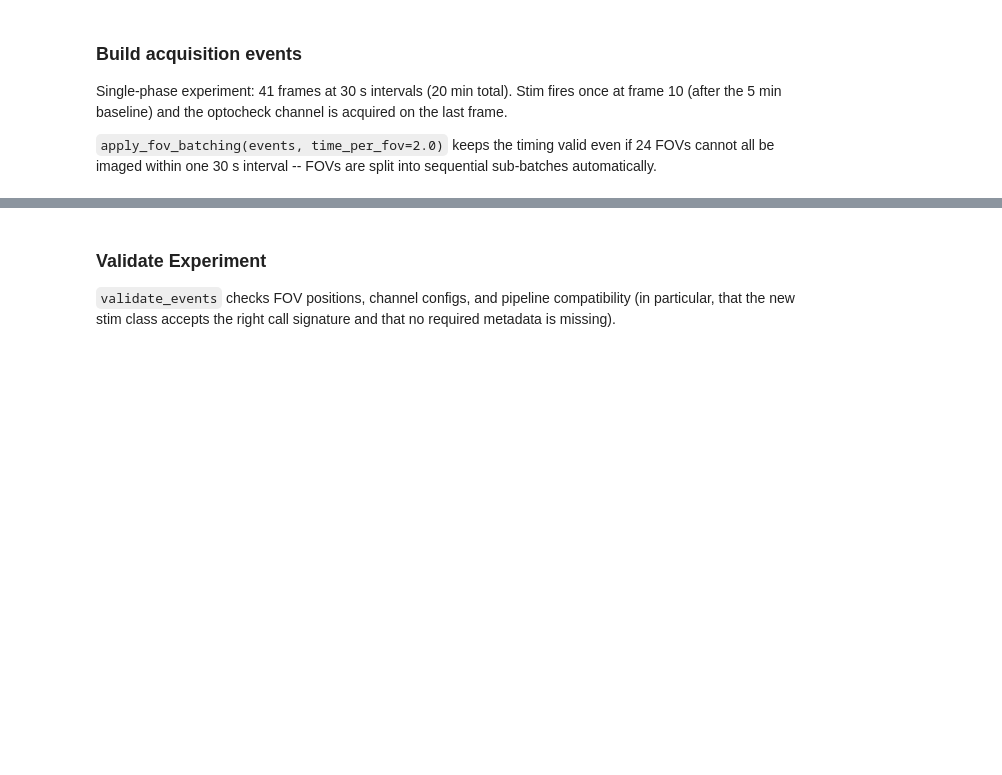
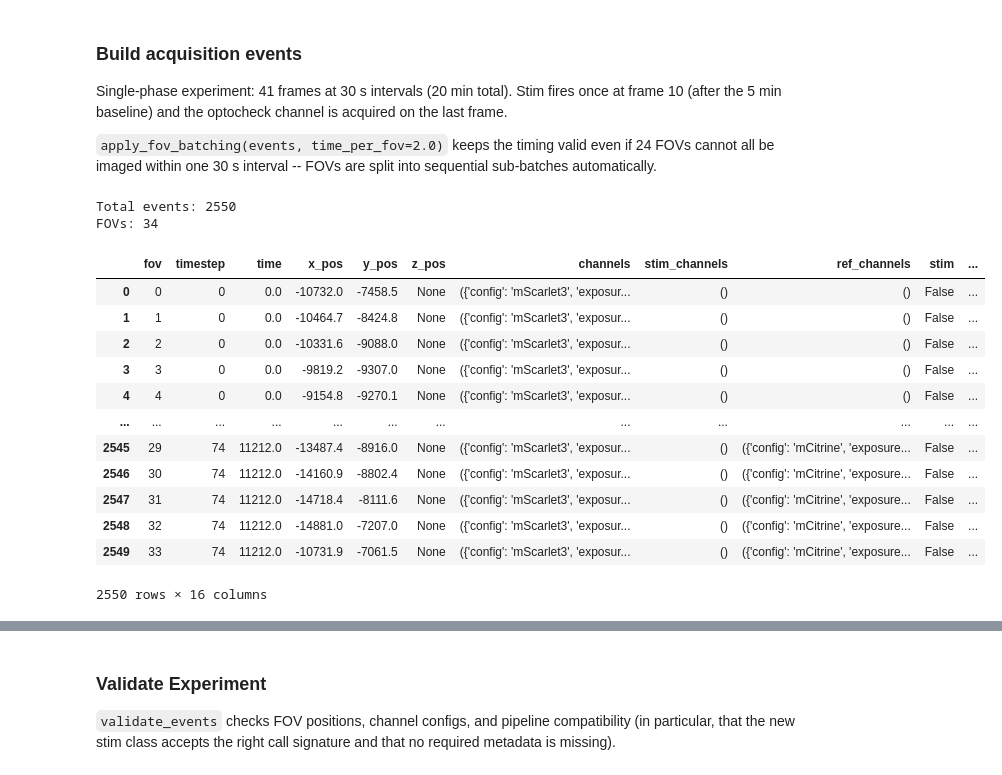
Before and after one commit to pertzlab/faro-experiments, a Jupyter notebook: 23_random_stim_per_cell_14px_patches/random_stim_per_cell_14px_patches.ipynb, the cells around one changed output, grey strips where cells are left out. Cells and saved outputs as stored; diff of their text form; code cells hidden in the pictures; blank space fills up the shorter version.

```diff
--- a/23_random_stim_per_cell_14px_patches/random_stim_per_cell_14px_patches.ipynb
+++ b/23_random_stim_per_cell_14px_patches/random_stim_per_cell_14px_patches.ipynb
@@ -49,31 +49,31 @@ SLEEP_BEFORE_EXPERIMENT_START_in_H = 0  # delay before acquisition (hours); 0 =
 INTERVAL_S = 30          # 30 s between frames
 
 # Frame counts per phase (all 0-indexed inside a single phase)
-N_BASELINE = 20          # imaging frames before the stim block
-N_STIM     = 10          # consecutive stim frames (mask stays fixed across these)
-N_RECOVERY = 60          # imaging frames after the stim block
+N_BASELINE = 15          # imaging frames before the stim block
+N_STIM     = 30          # consecutive stim frames (mask stays fixed across these)
+N_RECOVERY = 30          # imaging frames after the stim block
 N_FRAMES   = N_BASELINE + N_STIM + N_RECOVERY
 
 # Stim frame indices: a contiguous block right after baseline.
 STIM_FRAMES = list(range(N_BASELINE, N_BASELINE + N_STIM))
 
 ## Storage -- all output (zarr, tracks, TIFFs, stim_patches sidecar) goes under this directory
-base_path = r"Z:\lhinder\data\rtm_mm_data\exp_427"
+base_path = r"Z:\lhinder\data\rtm_mm_data\exp_440"
 experiment_name = "random_stim_per_cell_14px_patches"
 path = os.path.join(base_path, experiment_name)
 
 ## Stimulation channel -- light used for optogenetic activation
 stim_channel = PowerChannel(
     config="CyanStim",
-    exposure=300,
+    exposure=250,
     group="TTL_ERK",
-    power=20,
+    power=18,
 )
 
 ## Imaging channels -- order matters (channel 0 is used for segmentation)
 imaging_channels = (
-    PowerChannel(config="mScarlet3", exposure=100, group="TTL_ERK", power=5),   # ERK-KTR reporter
-    PowerChannel(config="miRFP", exposure=1000, group="TTL_ERK", power=99),       # PIP
+    PowerChannel(config="mScarlet3", exposure=200, group="TTL_ERK", power=5),   # ERK-KTR reporter
+    PowerChannel(config="miRFP", exposure=1100, group="TTL_ERK", power=99),       # PIP
 
 )
 
@@ -210,28 +227,44 @@ imaged within one 30 s interval -- FOVs are split into sequential sub-batches au
 # %%
 fov_positions = utils.generate_fov_positions(mic, viewer=viewer)
 
 phase = RTMSequence(
     time_plan={"interval": INTERVAL_S, "loops": N_FRAMES},
     stage_positions=fov_positions,
     channels=imaging_channels,
     stim_channels=(stim_channel,),
     stim_frames=STIM_FRAMES,
     ref_channels=(optocheck_channel,),
     ref_frames=[-1],
     rtm_metadata={
         "phase_name": "RandomPatchStim",
         "phase_id": 0,
         "treatment_name": "Random per-cell 14px-patch stimulation",
     },
 )
 
 # combine() flattens the RTMSequence into per-event records that the controller and
 # apply_fov_batching can consume; passing axis="t" is a no-op for a single phase.
 events = combine(phase, axis="t")
-events = utils.apply_fov_batching(events, time_per_fov=5.0)
+events = utils.apply_fov_batching(events, time_per_fov=4.0)
 
 print(f"Total events: {len(events)}")
 print(f"FOVs: {len(fov_positions)}")
 utils.events_to_dataframe(events).sort_values("timestep")
+# %% [output]
+Total events: 2550
+FOVs: 34
+|  | fov | timestep | time | x_pos | y_pos | z_pos | channels | stim_channels | ref_channels | stim | ... |
+| 0 | 0 | 0 | 0.0 | -10732.0 | -7458.5 | None | ({'config': 'mScarlet3', 'exposur... | () | () | False | ... |
+| 1 | 1 | 0 | 0.0 | -10464.7 | -8424.8 | None | ({'config': 'mScarlet3', 'exposur... | () | () | False | ... |
+| 2 | 2 | 0 | 0.0 | -10331.6 | -9088.0 | None | ({'config': 'mScarlet3', 'exposur... | () | () | False | ... |
+| 3 | 3 | 0 | 0.0 | -9819.2 | -9307.0 | None | ({'config': 'mScarlet3', 'exposur... | () | () | False | ... |
+| 4 | 4 | 0 | 0.0 | -9154.8 | -9270.1 | None | ({'config': 'mScarlet3', 'exposur... | () | () | False | ... |
+| ... | ... | ... | ... | ... | ... | ... | ... | ... | ... | ... | ... |
+| 2545 | 29 | 74 | 11212.0 | -13487.4 | -8916.0 | None | ({'config': 'mScarlet3', 'exposur... | () | ({'config': 'mCitrine', 'exposure... | False | ... |
+| 2546 | 30 | 74 | 11212.0 | -14160.9 | -8802.4 | None | ({'config': 'mScarlet3', 'exposur... | () | ({'config': 'mCitrine', 'exposure... | False | ... |
+| 2547 | 31 | 74 | 11212.0 | -14718.4 | -8111.6 | None | ({'config': 'mScarlet3', 'exposur... | () | ({'config': 'mCitrine', 'exposure... | False | ... |
+| 2548 | 32 | 74 | 11212.0 | -14881.0 | -7207.0 | None | ({'config': 'mScarlet3', 'exposur... | () | ({'config': 'mCitrine', 'exposure... | False | ... |
+| 2549 | 33 | 74 | 11212.0 | -10731.9 | -7061.5 | None | ({'config': 'mScarlet3', 'exposur... | () | ({'config': 'mCitrine', 'exposure... | False | ... |
+2550 rows × 16 columns
 # %%
 events
```
Also changed, not shown: parts of 16 cells of this notebook, 3 other files.
